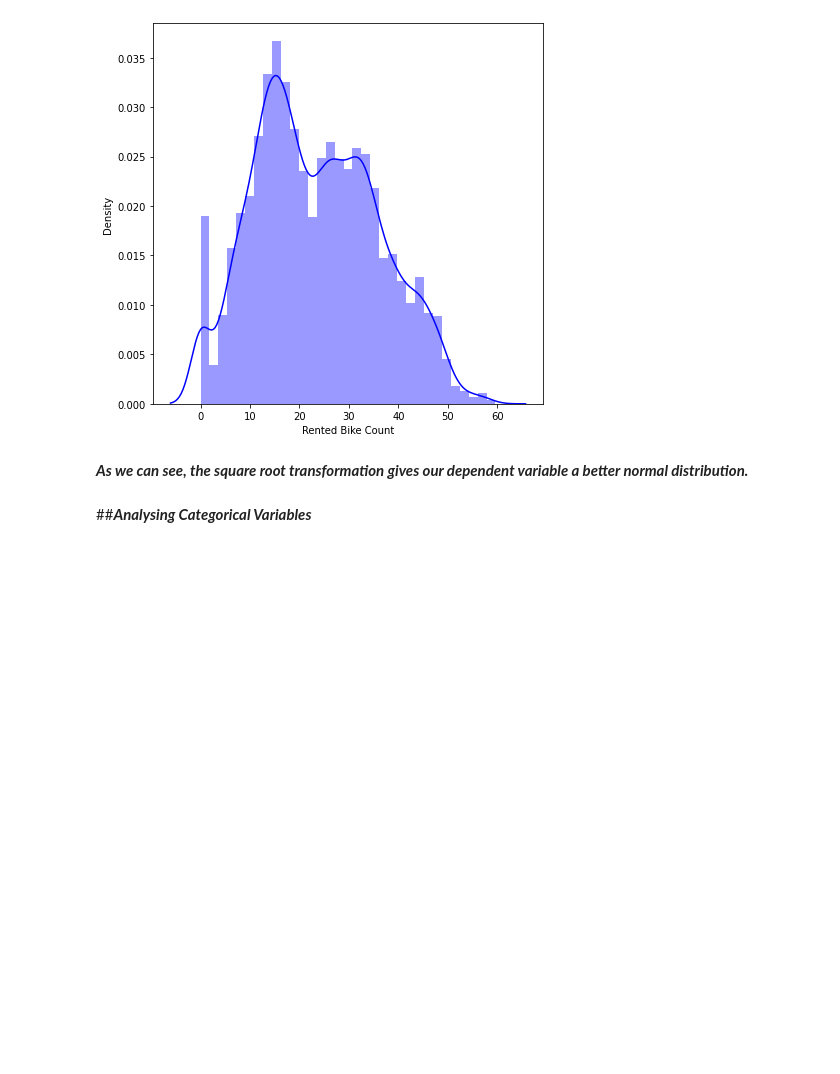
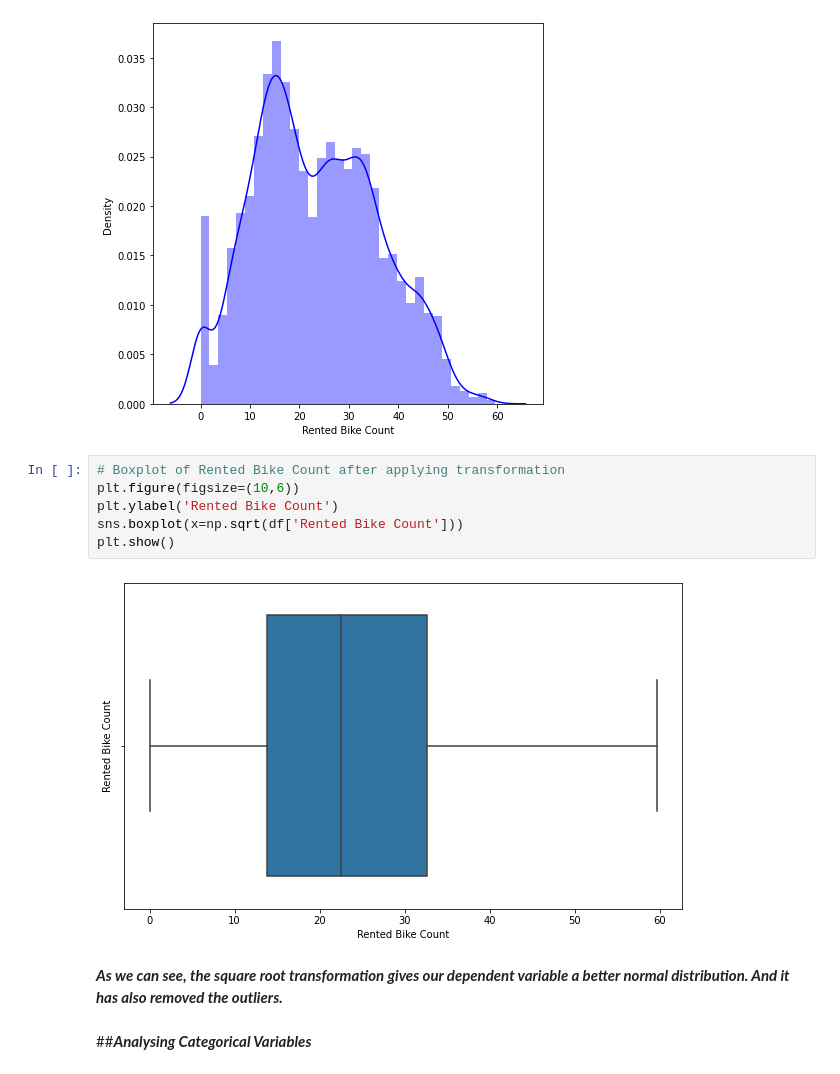
Before and after one commit to iamNirmeshGupta/Bike-Sharing-Demand-Prediction-, a Jupyter notebook: Bike_Sharing_Demand_Prediction_Capstone_Project_Nirmesh_Gupta.ipynb, the cells around one changed output. Drawn from its saved outputs; the diff is of its cells as text; blank space fills up the shorter version.

```diff
--- a/Bike_Sharing_Demand_Prediction_Capstone_Project_Nirmesh_Gupta.ipynb
+++ b/Bike_Sharing_Demand_Prediction_Capstone_Project_Nirmesh_Gupta.ipynb
@@ -289,8 +298,16 @@ plt.xlabel('Rented Bike Count')
 # %% [output]
 Text(0.5, 0, 'Rented Bike Count')
 [figure]
+# %%
+# Boxplot of Rented Bike Count after applying transformation
+plt.figure(figsize=(10,6))
+plt.ylabel('Rented Bike Count')
+sns.boxplot(x=np.sqrt(df['Rented Bike Count']))
+plt.show()
+# %% [output]
+[figure, added]
 # %% [markdown]
-***As we can see, the square root transformation gives our dependent variable a better normal distribution.***
+***As we can see, the square root transformation gives our dependent variable a better normal distribution. And it has also removed the outliers.***
 # %% [markdown]
 ##***Analysing Categorical Variables***
 # %%
```
Also changed, not shown: parts of 8 cells of this notebook.
